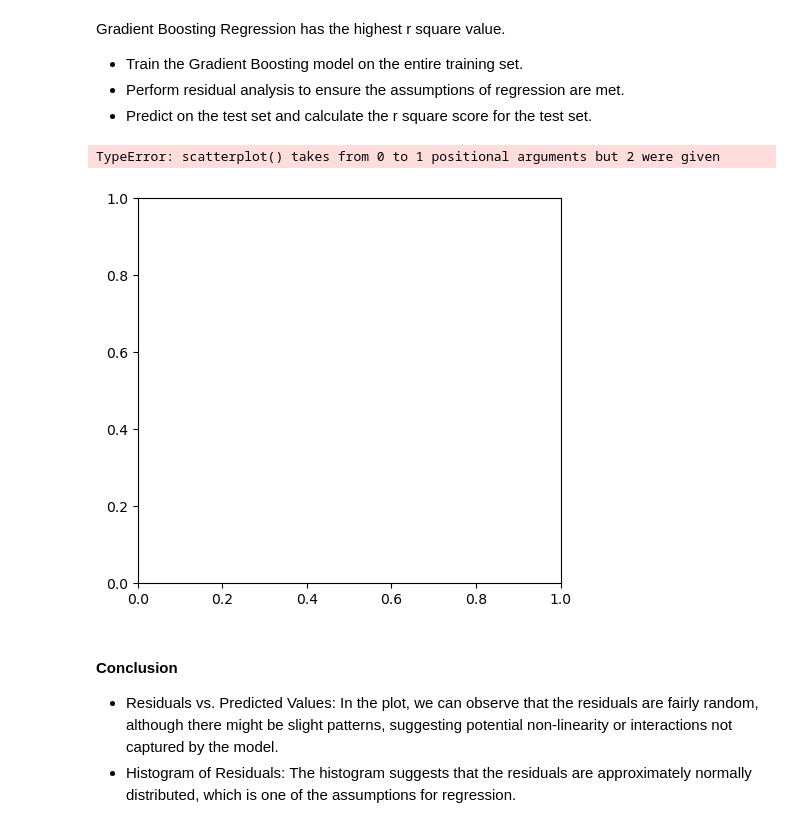
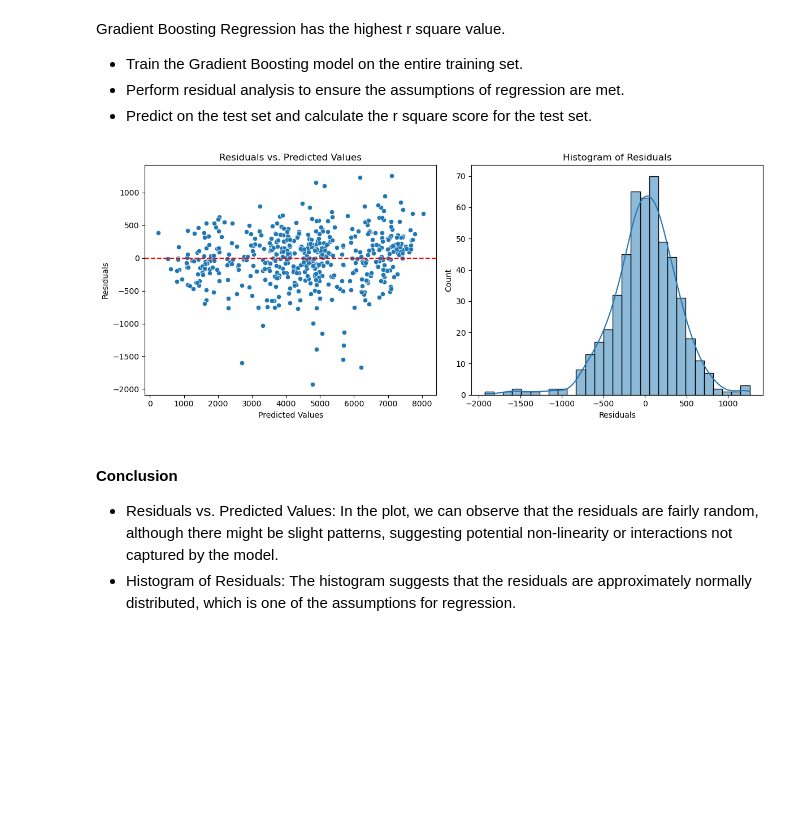
Before and after one commit to kamakshi-abbi/BikeSharingAssignment, a Jupyter notebook: Bike_Sharing_Assignment_KamakshiAbbi.ipynb, the cells around one changed output. Saved outputs shown, nothing was run; the diff lists cells and outputs as text; code cells hidden in the pictures; blank space fills up the shorter version.

```diff
--- a/Bike_Sharing_Assignment_KamakshiAbbi.ipynb
+++ b/Bike_Sharing_Assignment_KamakshiAbbi.ipynb
@@ -299,37 +299,33 @@ Gradient Boosting Regression has the highest r square value.
 - Perform residual analysis to ensure the assumptions of regression are met.
 - Predict on the test set and calculate the r square score for the test set.
 # %%
-# Train the Gradient Boosting Regression model on the entire training set
-gb_model.fit(X_train, y_train)
-
 # Predict on the training set for residual analysis
 y_train_pred = gb_model.predict(X_train)
 
 # Calculate residuals
 residuals = y_train - y_train_pred
 
 # Plotting residuals
 plt.figure(figsize=(12, 5))
 
 # Residuals vs Predicted values
 plt.subplot(1, 2, 1)
-sns.scatterplot(y_train_pred, residuals)
+sns.scatterplot(data=pd.DataFrame({'Predicted': y_train_pred, 'Residuals': residuals}), x='Predicted', y='Residuals')
 plt.axhline(y=0, color='r', linestyle='--')
 plt.title('Residuals vs. Predicted Values')
 plt.xlabel('Predicted Values')
 plt.ylabel('Residuals')
 
 # Histogram of residuals
 plt.subplot(1, 2, 2)
 sns.histplot(residuals, kde=True)
 plt.title('Histogram of Residuals')
 plt.xlabel('Residuals')
 
 plt.tight_layout()
 plt.show()
 # %% [output]
-TypeError: scatterplot() takes from 0 to 1 positional arguments but 2 were given
-[figure, old version]
+[figure, new version]
 # %% [markdown]
 #### Conclusion
 - Residuals vs. Predicted Values: In the plot, we can observe that the residuals are fairly random, although there might be slight patterns, suggesting potential non-linearity or interactions not captured by the model.
```
Also changed, not shown: 1 other file.
